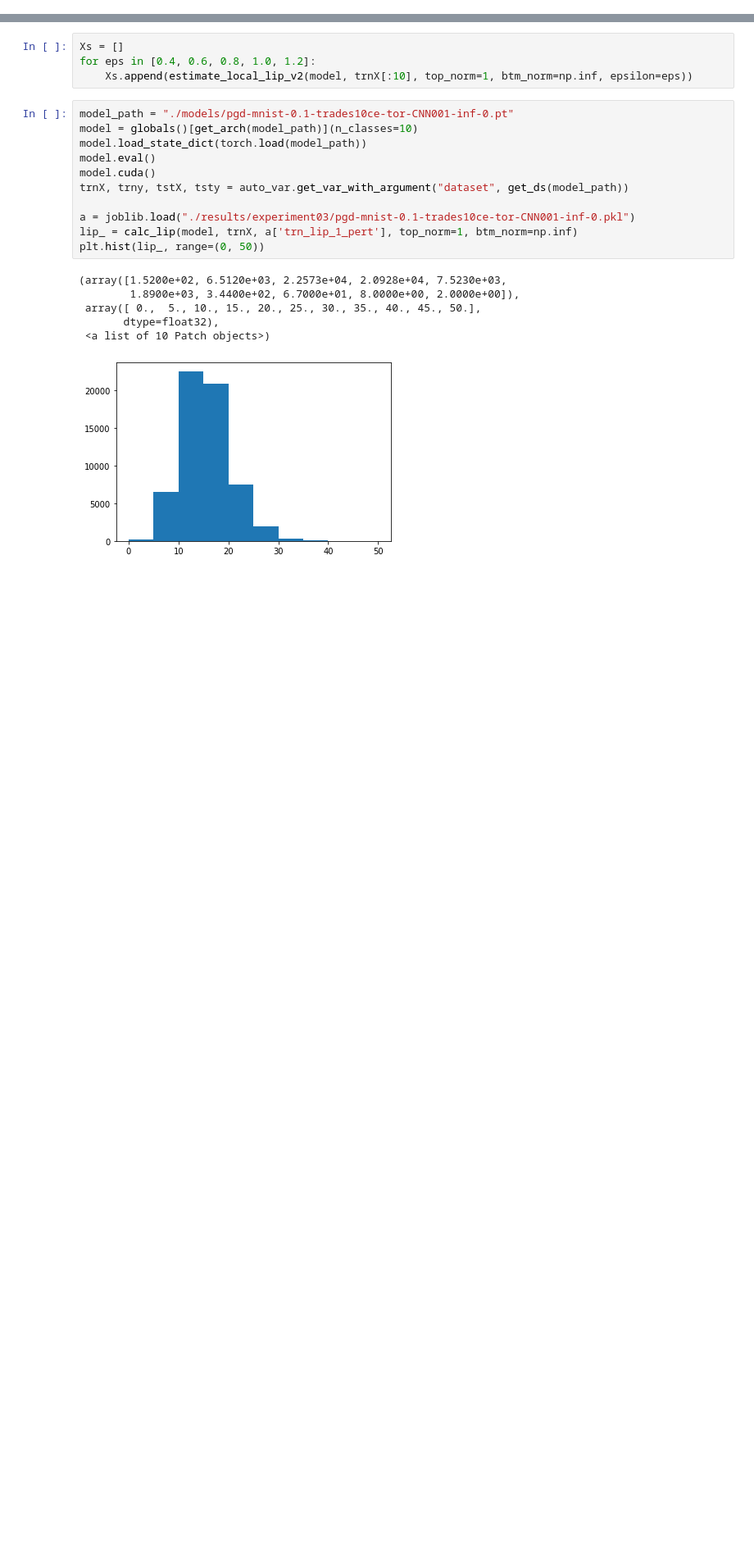
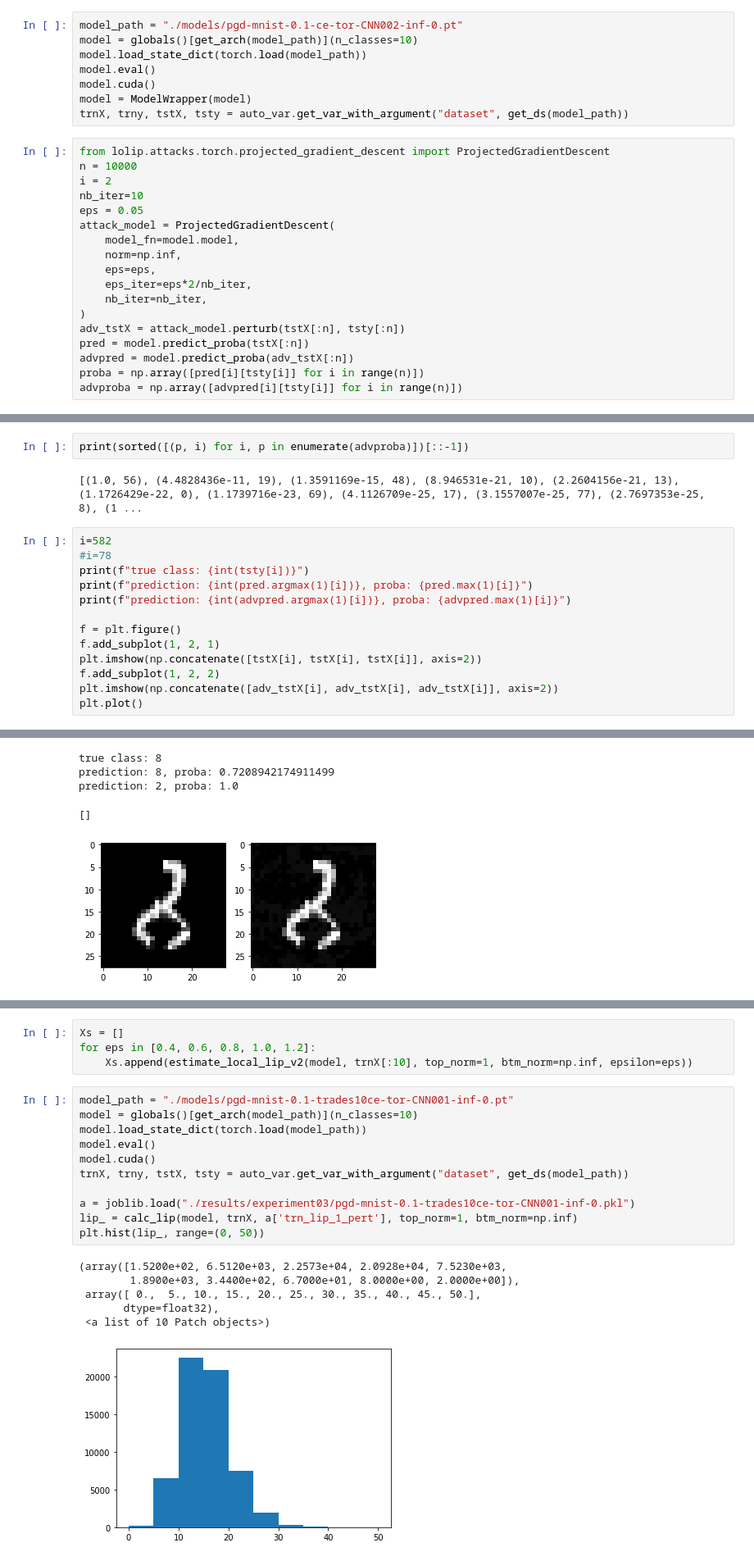
Before and after one commit to yangarbiter/blindguess, a Jupyter notebook: plot.ipynb, the cells around one changed output, grey strips where cells are left out. Shown: that part at 82% size. Drawn from its saved outputs; the diff is of its cells as text; blank space fills up the shorter version.

```diff
--- a/plot.ipynb
+++ b/plot.ipynb
@@ -226,0 +279,26 @@ class ModelWrapper():
+# %%
+model_path = "./models/pgd-mnist-0.1-ce-tor-CNN002-inf-0.pt"
+model = globals()[get_arch(model_path)](n_classes=10)
+model.load_state_dict(torch.load(model_path))
+model.eval()
+model.cuda()
+model = ModelWrapper(model)
+trnX, trny, tstX, tsty = auto_var.get_var_with_argument("dataset", get_ds(model_path))
+# %%
+from lolip.attacks.torch.projected_gradient_descent import ProjectedGradientDescent
+n = 10000
+i = 2
+nb_iter=10
+eps = 0.05
+attack_model = ProjectedGradientDescent(
+    model_fn=model.model,
+    norm=np.inf,
+    eps=eps,
+    eps_iter=eps*2/nb_iter,
+    nb_iter=nb_iter,
+)
+adv_tstX = attack_model.perturb(tstX[:n], tsty[:n])
+pred = model.predict_proba(tstX[:n])
+advpred = model.predict_proba(adv_tstX[:n])
+proba = np.array([pred[i][tsty[i]] for i in range(n)])
+advproba = np.array([advpred[i][tsty[i]] for i in range(n)])
@@ -226,0 +331,18 @@ class ModelWrapper():
+# %%
+print(sorted([(p, i) for i, p in enumerate(advproba)])[::-1])
+# %% [output]
+[(1.0, 56), (4.4828436e-11, 19), (1.3591169e-15, 48), (8.946531e-21, 10), (2.2604156e-21, 13), (1.1726429e-22, 0), (1.1739716e-23, 69), (4.1126709e-25, 17), (3.1557007e-25, 77), (2.7697353e-25, 8), (1 ...
+# %%
+i=582
+#i=78
+print(f"true class: {int(tsty[i])}")
+print(f"prediction: {int(pred.argmax(1)[i])}, proba: {pred.max(1)[i]}")
+print(f"prediction: {int(advpred.argmax(1)[i])}, proba: {advpred.max(1)[i]}")
+
+f = plt.figure()
+f.add_subplot(1, 2, 1)
+plt.imshow(np.concatenate([tstX[i], tstX[i], tstX[i]], axis=2))
+f.add_subplot(1, 2, 2)
+plt.imshow(np.concatenate([adv_tstX[i], adv_tstX[i], adv_tstX[i]], axis=2))
+plt.plot()
+# %% [output]
@@ -226,0 +350,5 @@ class ModelWrapper():
+true class: 8
+prediction: 8, proba: 0.7208942174911499
+prediction: 2, proba: 1.0
+[]
+[figure, added]
```
Also changed, not shown: parts of 40 cells of this notebook, 2 other files.
